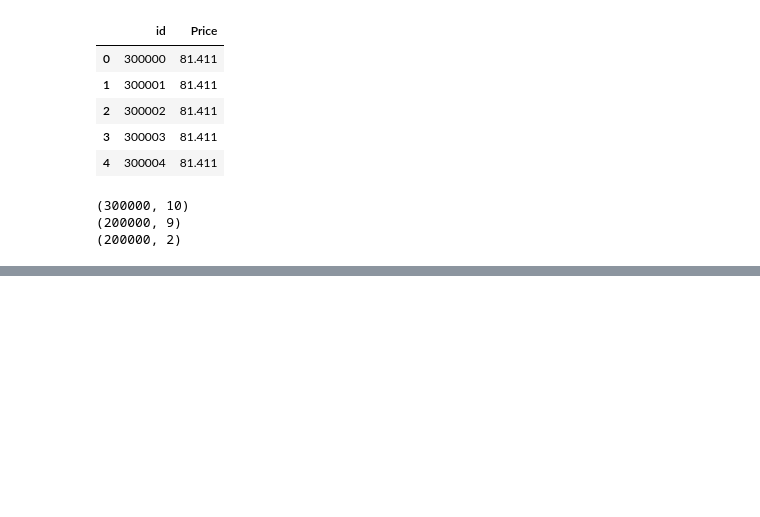
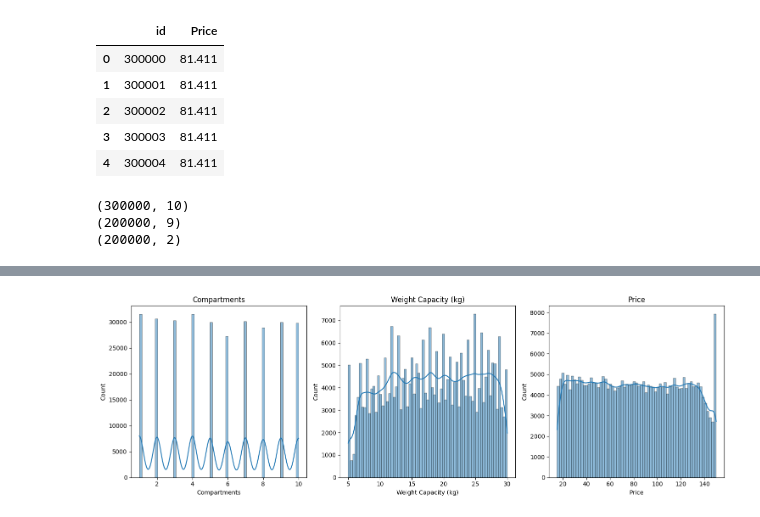
Before and after one commit to omjadhav9271/Backpack-Prediction-Challenge, a Jupyter notebook: nb01.ipynb, the cells around one changed output, grey strips where cells are left out. Saved outputs shown, nothing was run; the diff lists cells and outputs as text; code cells hidden in the pictures; blank space fills up the shorter version.

Commit message:
EDA for numerical features

```diff
--- a/nb01.ipynb
+++ b/nb01.ipynb
@@ -47,0 +122,26 @@ print(sample_submission_data_df.shape)
+# %%
+import seaborn as sns
+import matplotlib.pyplot as plt
+
+# Draw histograms for numerical features
+plt.figure(figsize=(15, 5))
+
+# Compartments
+plt.subplot(1, 3, 1)
+sns.histplot(train_df['Compartments'], kde=True)
+plt.title('Compartments')
+
+# Weight Capacity (kg)
+plt.subplot(1, 3, 2)
+sns.histplot(train_df['Weight Capacity (kg)'], kde=True)
+plt.title('Weight Capacity (kg)')
+
+# Price
+plt.subplot(1, 3, 3)
+sns.histplot(train_df['Price'], kde=True)
+plt.title('Price')
+
+plt.tight_layout()
+plt.show()
+# %% [output]
+[figure, added]
```
Also changed, not shown: parts of 7 cells of this notebook, 1 other file.
